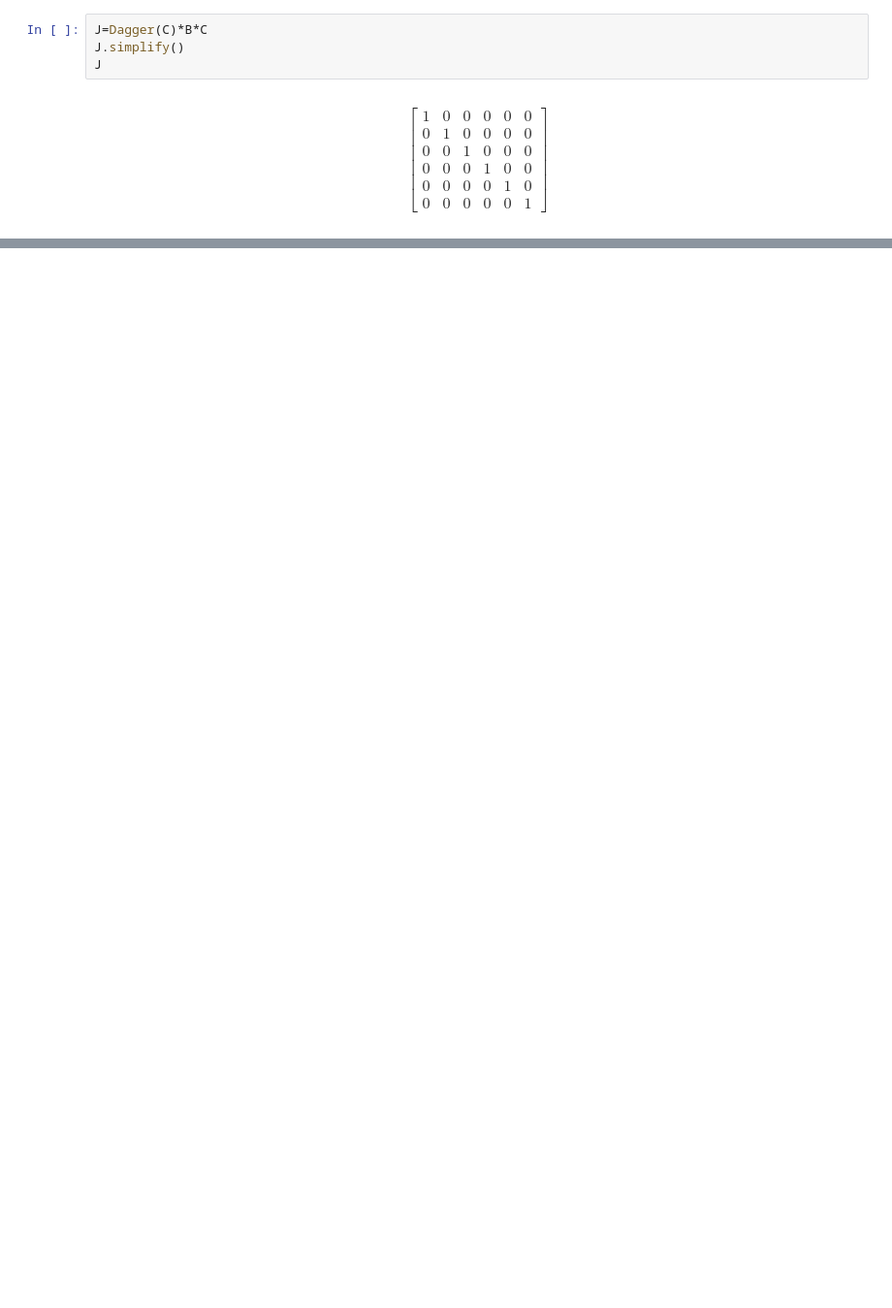
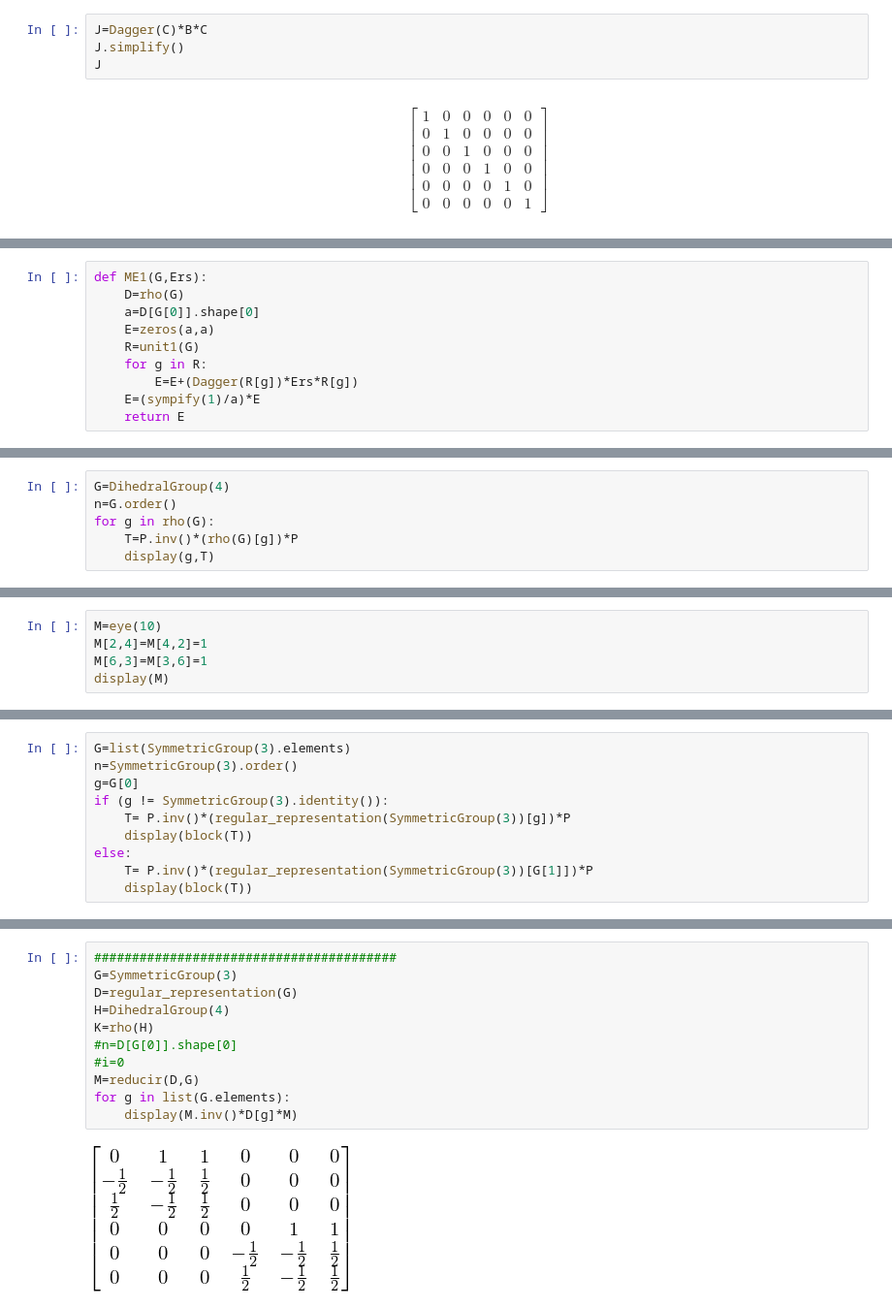
Before and after one commit to leunamCampero/Tesis, a Jupyter notebook: Python/triangular.ipynb, the cells around one changed output, grey strips where cells are left out. Shown at 97% size. Drawn from its saved outputs; the diff is of its cells as text; blank space fills up the shorter version.

```diff
--- a/Python/triangular.ipynb
+++ b/Python/triangular.ipynb
@@ -56,0 +329,10 @@ $$\left[\begin{matrix}1 & 0 & 0 & 0 & 0 & 0\\0 & 1 & 0 & 0 & 0 & 0\\0 & 0 & 1 &
+# %%
+def ME1(G,Ers):
+    D=rho(G)
+    a=D[G[0]].shape[0]
+    E=zeros(a,a)
+    R=unit1(G)
+    for g in R:
+        E=E+(Dagger(R[g])*Ers*R[g])
+    E=(sympify(1)/a)*E
+    return E
@@ -56,0 +376,6 @@ $$\left[\begin{matrix}1 & 0 & 0 & 0 & 0 & 0\\0 & 1 & 0 & 0 & 0 & 0\\0 & 0 & 1 &
+# %%
+G=DihedralGroup(4)
+n=G.order()
+for g in rho(G):
+    T=P.inv()*(rho(G)[g])*P
+    display(g,T)
@@ -56,0 +400,5 @@ $$\left[\begin{matrix}1 & 0 & 0 & 0 & 0 & 0\\0 & 1 & 0 & 0 & 0 & 0\\0 & 0 & 1 &
+# %%
+M=eye(10)
+M[2,4]=M[4,2]=1
+M[6,3]=M[3,6]=1
+display(M)
@@ -56,0 +436,10 @@ $$\left[\begin{matrix}1 & 0 & 0 & 0 & 0 & 0\\0 & 1 & 0 & 0 & 0 & 0\\0 & 0 & 1 &
+# %%
+G=list(SymmetricGroup(3).elements)
+n=SymmetricGroup(3).order()
+g=G[0]
+if (g != SymmetricGroup(3).identity()):
+    T= P.inv()*(regular_representation(SymmetricGroup(3))[g])*P
+    display(block(T))
+else:
+    T= P.inv()*(regular_representation(SymmetricGroup(3))[G[1]])*P
+    display(block(T))
@@ -56,0 +644,13 @@ $$\left[\begin{matrix}1 & 0 & 0 & 0 & 0 & 0\\0 & 1 & 0 & 0 & 0 & 0\\0 & 0 & 1 &
+# %%
+########################################
+G=SymmetricGroup(3)
+D=regular_representation(G)
+H=DihedralGroup(4)
+K=rho(H)
+#n=D[G[0]].shape[0]
+#i=0
+M=reducir(D,G)
+for g in list(G.elements):
+    display(M.inv()*D[g]*M)
+# %% [output]
+[figure, added]
```
Also changed, not shown: parts of 34 cells of this notebook.
